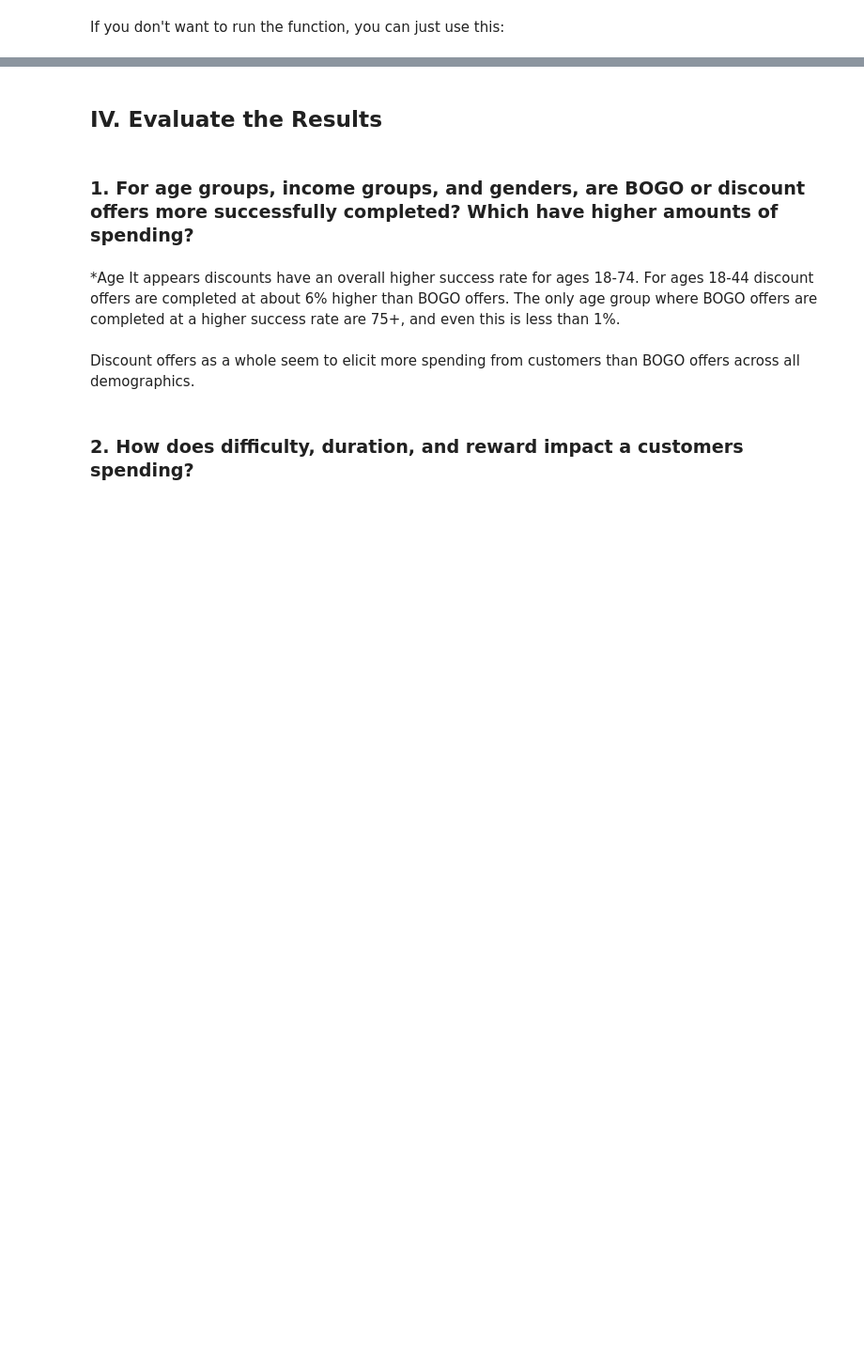
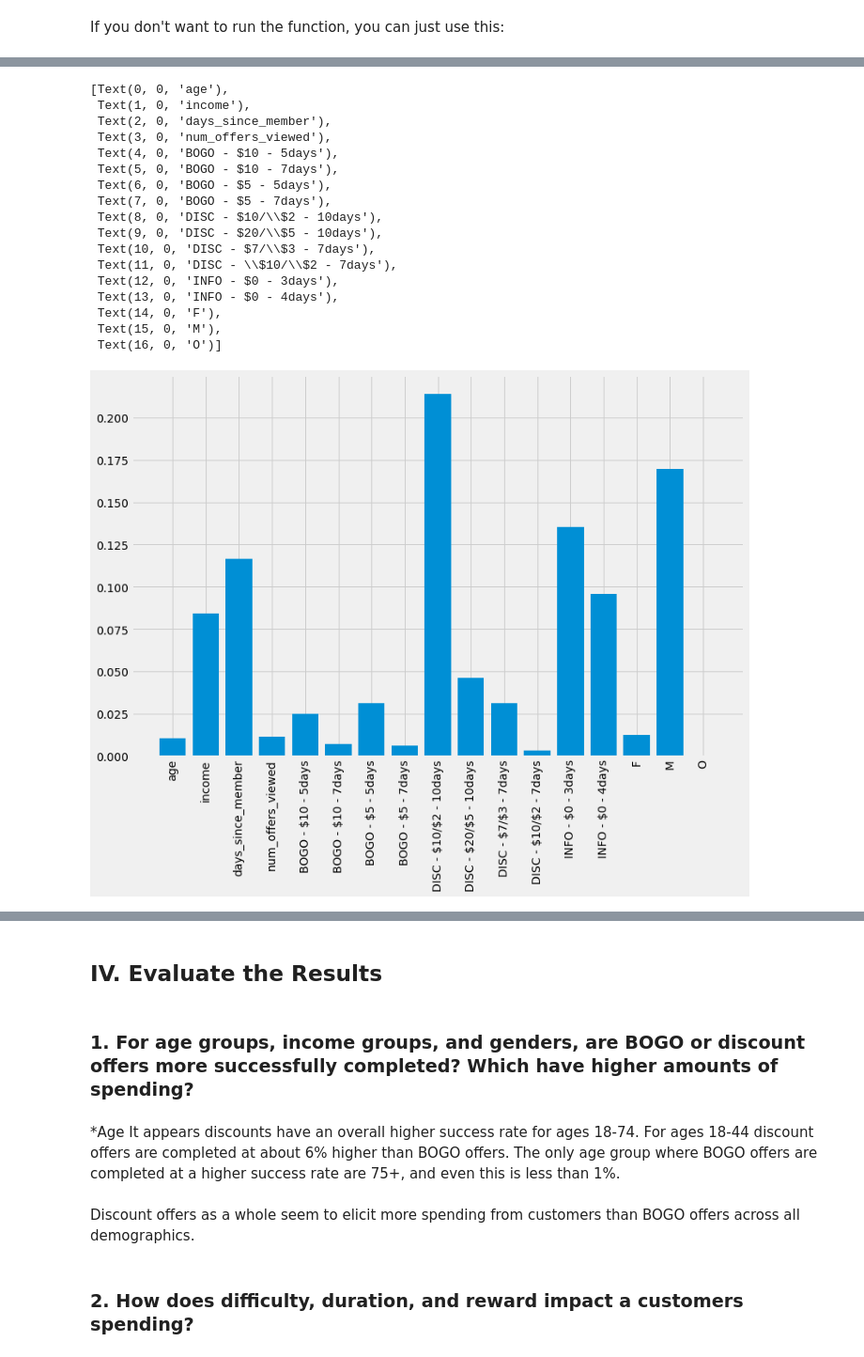
Before and after one commit to jnish23/Starbucks-Capstone, a Jupyter notebook: Starbucks_Capstone_notebook.ipynb, the cells around one changed output, grey strips where cells are left out. Shown at 94% size. Cells and saved outputs as stored; diff of their text form; code cells hidden in the pictures; blank space fills up the shorter version.

```diff
--- a/Starbucks_Capstone_notebook.ipynb
+++ b/Starbucks_Capstone_notebook.ipynb
@@ -846,4 +852,6 @@ If you don't want to run the function, you can just use this:
 # %%
-master_df = pd.read_csv('master_df.csv')
-master_df['offer_successful'] = ((master_df['offer_completed_time'].notna()) & (master_df['offer_viewed_time'].notna())).astype(int)
-master_df['num_offers'] = master_df.groupby(['person', 'readable_id']).cumcount()
+# num_offers_viewed
+
+master_df['num_offers_viewed'] = 0
+
+master_df.loc[master_df['offer_viewed_time'].notna(), 'num_offers_viewed'] = master_df.loc[master_df['offer_viewed_time'].notna()].groupby(['person']).cumcount()
@@ -865,0 +862,7 @@ master_df
+# %%
+# The most recent customer in the experiment became a member on 2018-07-26
+# We will assume the experiment was conducted on 2019-01-01, and thus use that date to find the number of days that have passed since the customer became a member.
+
+master_df['days_since_member'] = datetime.datetime(2019,1,1) - pd.to_datetime(master_df['became_member_on'])
+master_df['days_since_member'] = master_df['days_since_member'].apply(lambda x: x.days)
+master_df
@@ -865,0 +1210,7 @@ master_df
+# %%
+final_xgbr = xgb.XGBRegressor(max_depth = 2,
+                    subsample=0.95,
+                    colsample_bytree=1,
+                    gamma=0)
+
+final_xgbr.fit(X_imp, y_imp)
@@ -865,0 +1226,27 @@ master_df
+# %%
+
+features = X_test_imp.columns
+feature_importances = final_xgbr.feature_importances_
+
+fig, ax = plt.subplots(figsize=(12,8))
+ax.bar(features, feature_importances)
+ax.set_xticklabels(features, rotation=90)
+# %% [output]
+[Text(0, 0, 'age'),
+ Text(1, 0, 'income'),
+ Text(2, 0, 'days_since_member'),
+ Text(3, 0, 'num_offers_viewed'),
+ Text(4, 0, 'BOGO - $10 - 5days'),
+ Text(5, 0, 'BOGO - $10 - 7days'),
+ Text(6, 0, 'BOGO - $5 - 5days'),
+ Text(7, 0, 'BOGO - $5 - 7days'),
+ Text(8, 0, 'DISC - $10/\\$2 - 10days'),
+ Text(9, 0, 'DISC - $20/\\$5 - 10days'),
+ Text(10, 0, 'DISC - $7/\\$3 - 7days'),
+ Text(11, 0, 'DISC - \\$10/\\$2 - 7days'),
+ Text(12, 0, 'INFO - $0 - 3days'),
+ Text(13, 0, 'INFO - $0 - 4days'),
+ Text(14, 0, 'F'),
+ Text(15, 0, 'M'),
+ Text(16, 0, 'O')]
+[figure, added]
```
Also changed, not shown: parts of 44 cells of this notebook, 2 other files.
